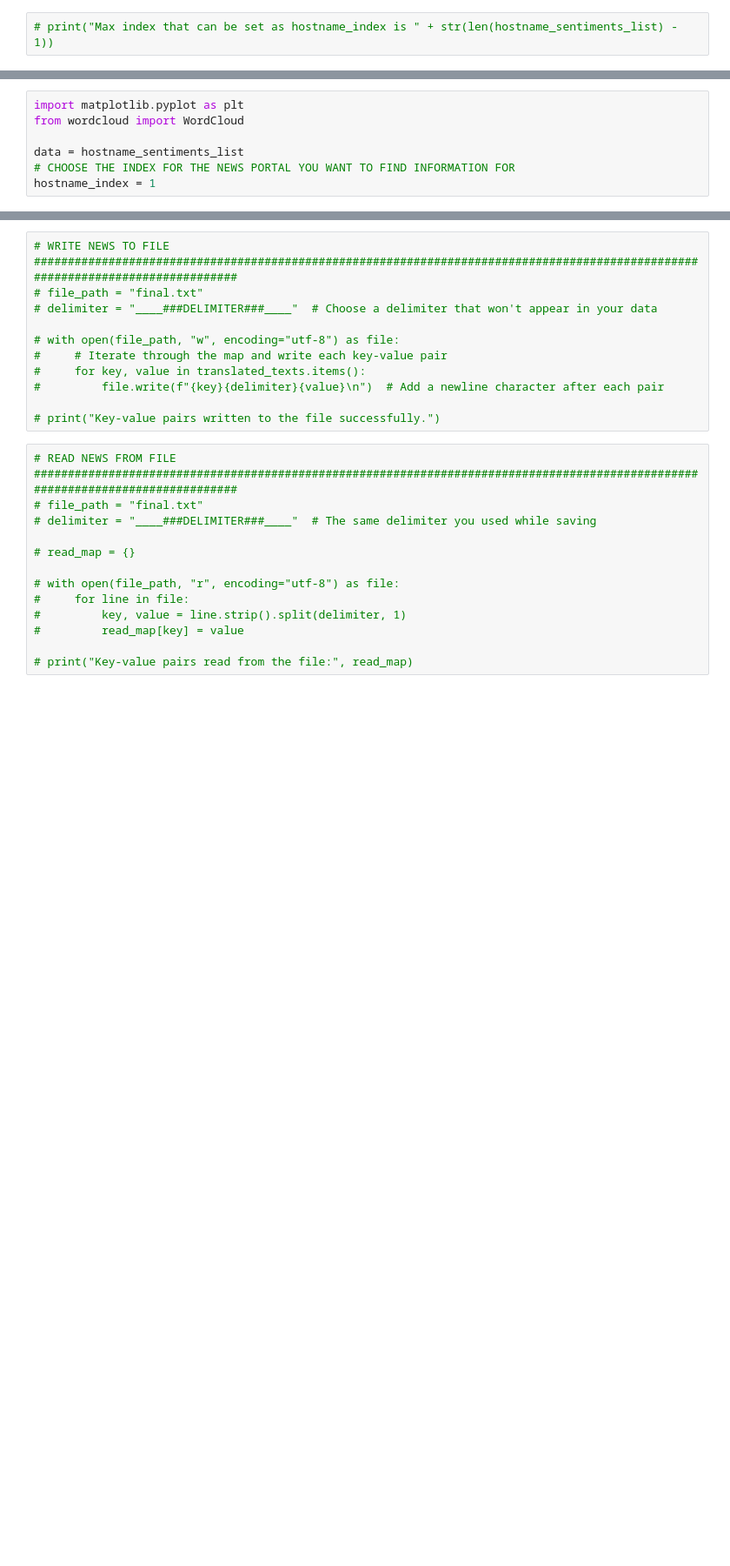
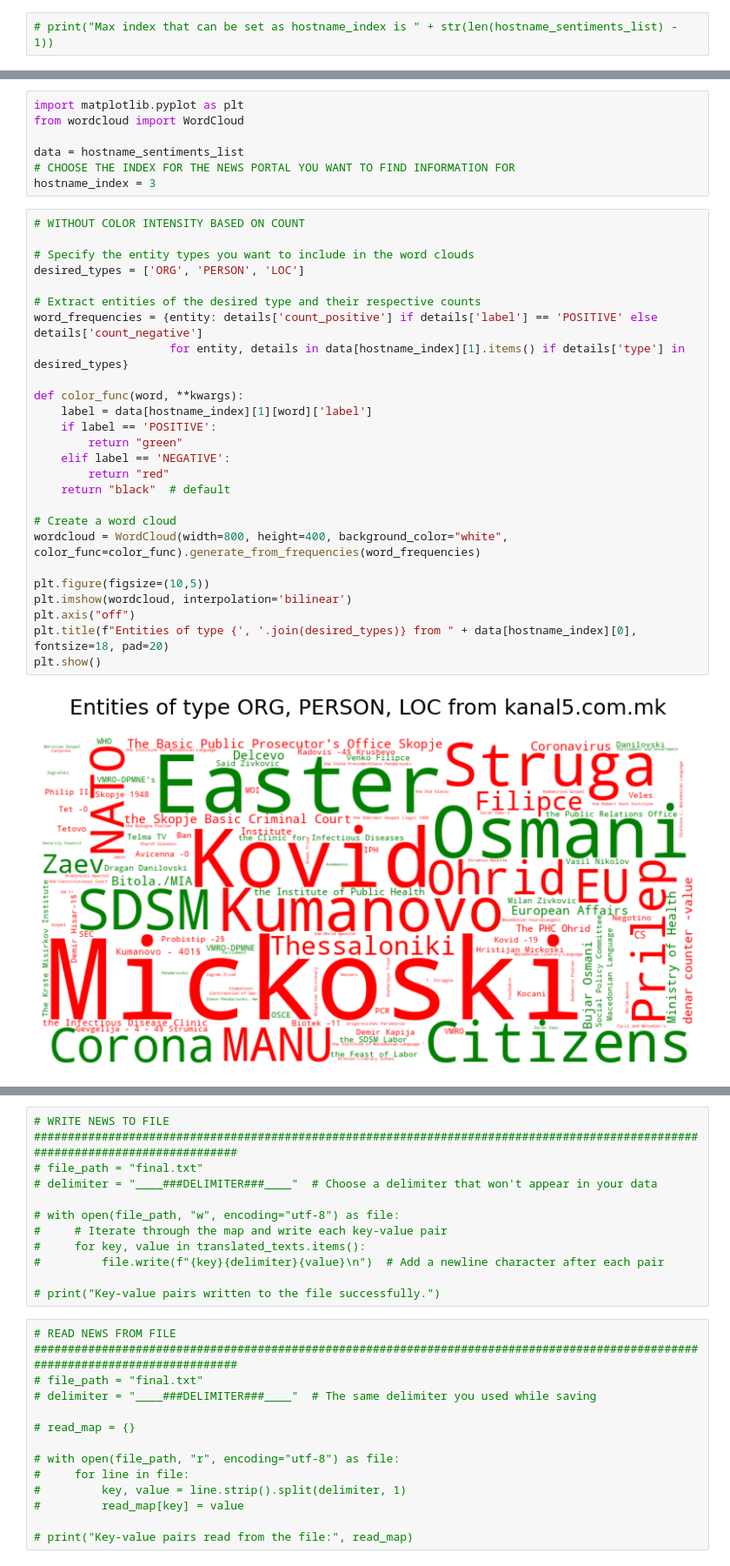
Before and after one commit to blagojpetkov/Data_Science_Project, a Jupyter notebook: Data Science Project Jupyter Notebook.ipynb, the cells around one changed output, grey strips where cells are left out. Shown at 87% size. Saved outputs shown, nothing was run; the diff lists cells and outputs as text; blank space fills up the shorter version.

```diff
--- a/Data Science Project Jupyter Notebook.ipynb
+++ b/Data Science Project Jupyter Notebook.ipynb
@@ -1164,4 +1165,32 @@ from wordcloud import WordCloud
 
 data = hostname_sentiments_list
 # CHOOSE THE INDEX FOR THE NEWS PORTAL YOU WANT TO FIND INFORMATION FOR
-hostname_index = 1
+hostname_index = 3
+# %%
+# WITHOUT COLOR INTENSITY BASED ON COUNT
+
+# Specify the entity types you want to include in the word clouds
+desired_types = ['ORG', 'PERSON', 'LOC']
+
+# Extract entities of the desired type and their respective counts
+word_frequencies = {entity: details['count_positive'] if details['label'] == 'POSITIVE' else details['count_negative']
+                    for entity, details in data[hostname_index][1].items() if details['type'] in desired_types}
+
+def color_func(word, **kwargs):
+    label = data[hostname_index][1][word]['label']
+    if label == 'POSITIVE':
+        return "green"
+    elif label == 'NEGATIVE':
+        return "red"
+    return "black"  # default
+
+# Create a word cloud
+wordcloud = WordCloud(width=800, height=400, background_color="white", color_func=color_func).generate_from_frequencies(word_frequencies)
+
+plt.figure(figsize=(10,5))
+plt.imshow(wordcloud, interpolation='bilinear')
+plt.axis("off")
+plt.title(f"Entities of type {', '.join(desired_types)} from " + data[hostname_index][0], fontsize=18, pad=20)
+plt.show()
+# %% [output]
+[figure, added]
```
Also changed, not shown: parts of 26 cells of this notebook.
